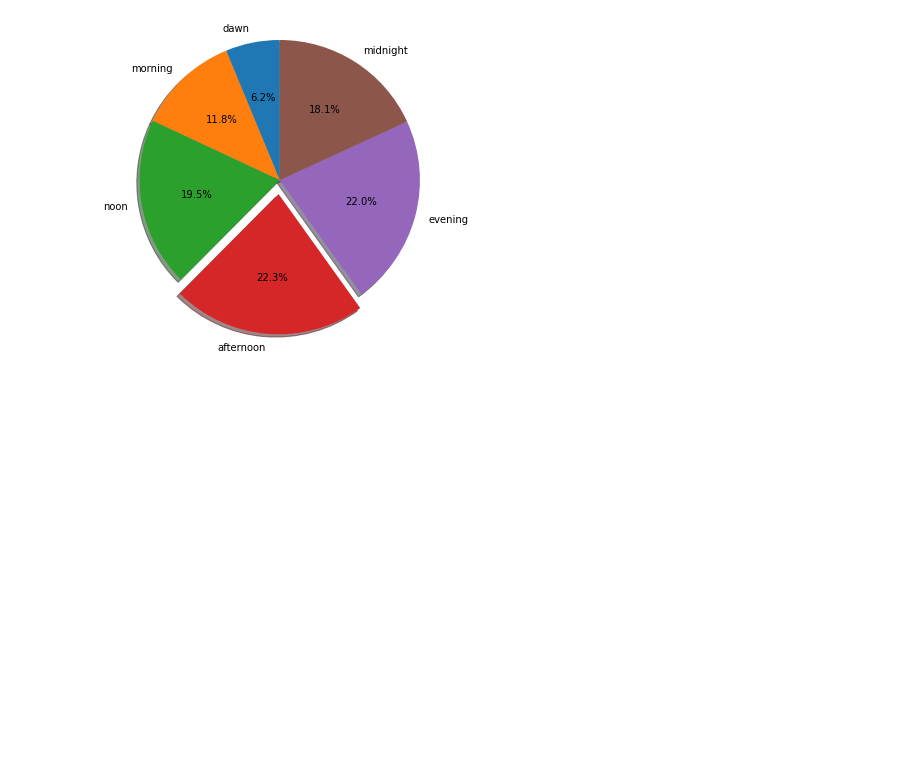
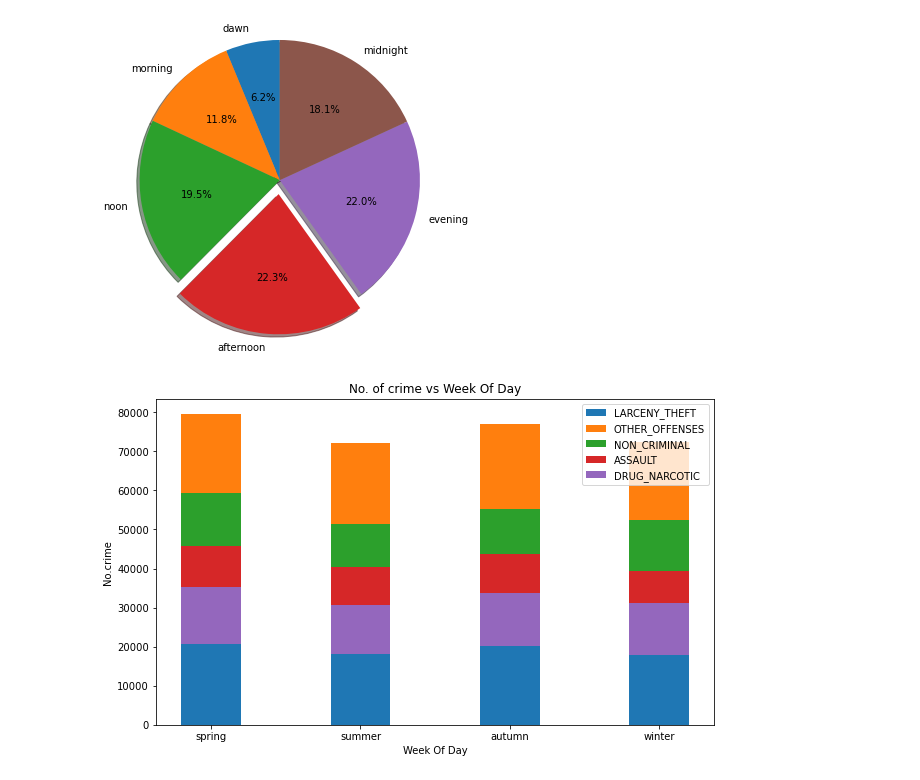
Before and after one commit to Kelvinyu1117/ee4146-group-project, a Jupyter notebook: notebooks/Untitled.ipynb, the cells around one changed output. Saved outputs shown, nothing was run; the diff lists cells and outputs as text; code cells hidden in the pictures; blank space fills up the shorter version.

Commit message:
graph from Ma

```diff
--- a/notebooks/Untitled.ipynb
+++ b/notebooks/Untitled.ipynb
@@ -158,3 +158,38 @@ plt.savefig('partOfDayvsCrim.png')
 plt.show()
 # %% [output]
 [figure]
+# %%
+x=["spring", "summer", "autumn", "winter"]
+w=0.4
+
+spring = train[train['Dates'].dt.month==3].append(train[train['Dates'].dt.month==4].append(train[train['Dates'].dt.month==5]))
+summer = train[train['Dates'].dt.month==6].append(train[train['Dates'].dt.month==7].append(train[train['Dates'].dt.month==8]))
+autumn = train[train['Dates'].dt.month==9].append(train[train['Dates'].dt.month==10].append(train[train['Dates'].dt.month==11]))
+winter = train[train['Dates'].dt.month==12].append(train[train['Dates'].dt.month==1].append(train[train['Dates'].dt.month==2]))
+
+
+LARCENY_THEFT=[len(spring[spring['Category']=='LARCENY/THEFT']), len(summer[summer['Category']=='LARCENY/THEFT']), len(autumn[autumn['Category']=='LARCENY/THEFT']), len(winter[winter['Category']=='LARCENY/THEFT'])]
+OTHER_OFFENSES=[len(spring[spring['Category']=='OTHER OFFENSES']), len(summer[summer['Category']=='OTHER OFFENSES']), len(autumn[autumn['Category']=='OTHER OFFENSES']), len(winter[winter['Category']=='OTHER OFFENSES']),]
+NON_CRIMINAL=[len(spring[spring['Category']=='NON-CRIMINAL']), len(summer[summer['Category']=='NON-CRIMINAL']), len(autumn[autumn['Category']=='NON-CRIMINAL']), len(winter[winter['Category']=='NON-CRIMINAL'])]
+ASSAULT=[len(spring[spring['Category']=='ASSAULT']), len(summer[summer['Category']=='ASSAULT']), len(autumn[autumn['Category']=='ASSAULT']), len(winter[winter['Category']=='ASSAULT'])]
+DRUG_NARCOTIC=[len(spring[spring['Category']=='DRUG/NARCOTIC']), len(summer[summer['Category']=='DRUG/NARCOTIC']), len(autumn[autumn['Category']=='DRUG/NARCOTIC']), len(winter[winter['Category']=='DRUG/NARCOTIC'])]
+
+plt.figure(figsize=(10,6))
+plt.bar(x,LARCENY_THEFT, w, label="LARCENY_THEFT")
+plt.bar(x,OTHER_OFFENSES, w, bottom=LARCENY_THEFT, label="OTHER_OFFENSES")
+plt.bar(x,NON_CRIMINAL, w, bottom=OTHER_OFFENSES,label="NON_CRIMINAL")
+plt.bar(x,ASSAULT, w, bottom=NON_CRIMINAL,label="ASSAULT")
+plt.bar(x,DRUG_NARCOTIC, w, bottom=ASSAULT, label="DRUG_NARCOTIC")
+
+# plt.bar(bar1, 0.4)
+# plt.bar(bar2, 0.4)
+plt.xlabel("Week Of Day")
+plt.ylabel("No.crime")
+plt.title("No. of crime vs Week Of Day")
+# plt.xticks(bar1, x)
+
+plt.legend()
+# plt.savefig('NoOfcrimeVSweekOfDay.png')
+plt.show()
+# %% [output]
+[figure, added]
```
Also changed, not shown: 1 other file.
